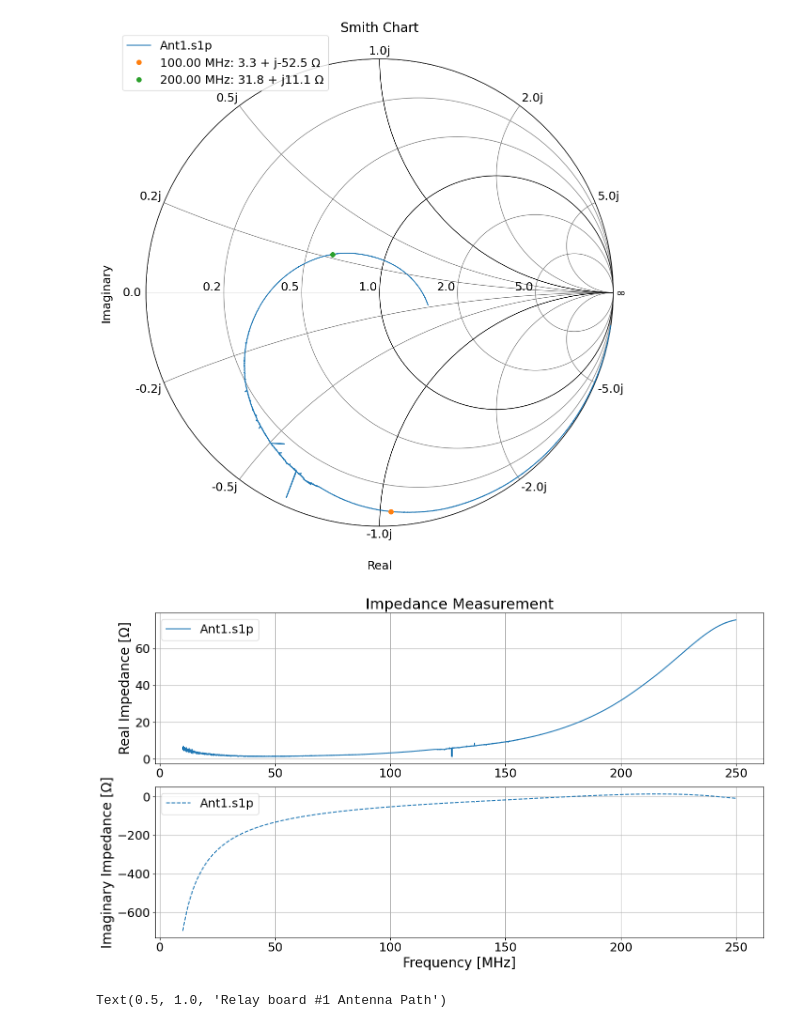
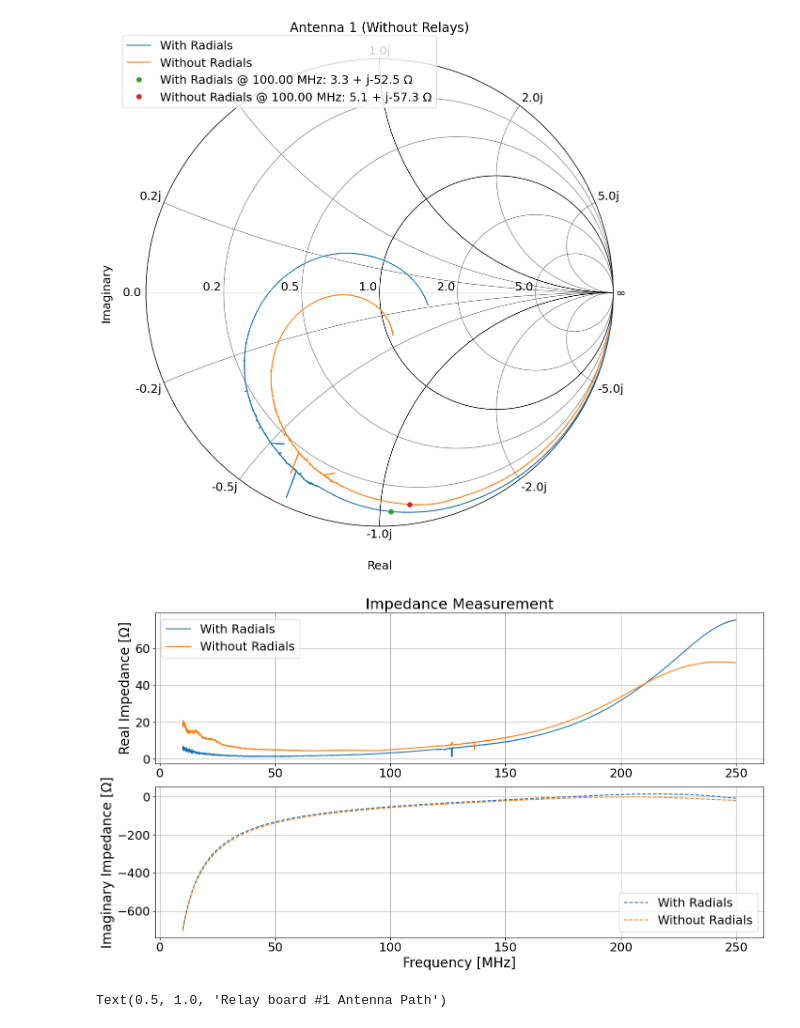
Before and after one commit to alhosani-abdulla/Highz-EXP, a Jupyter notebook: notebooks/sparam_demo.ipynb, the cells around one changed output. Cells and saved outputs as stored; diff of their text form; code cells hidden in the pictures.

```diff
--- a/notebooks/sparam_demo.ipynb
+++ b/notebooks/sparam_demo.ipynb
@@ -23,21 +23,28 @@ def load_and_save_gain(data_dir, plot_dir=None, prefix='LNA'):
         type='s21',
         y_range=(0, 15))
 # %%
-def load_and_save_reflection(data_dir, plot_dir=None):
-    for file in glob.glob(pjoin(data_dir, 'Ant1.s1p')):
-        label = os.path.basename(file)
-        prefix = label.split('.')[0]
-        if plot_dir is not None and not os.path.exists(plot_dir):
-            os.makedirs(plot_dir)
-        s_params = S_Params(file, labels=[label])
-        s_params.plot_smith_chart(save_path=pjoin(plot_dir, prefix + '_smith.png'), marker_freqs=[100e6, 200e6],
-                                  s_type='s11', freq_range=(10, 250))
-        s_params.plot_impedance(save_path=pjoin(plot_dir, prefix + '_impedance.png'), s_type='s11', freq_range=(10, 250))
+def load_and_save_reflection(data_dirs, plot_dir=None, labels=[], title='Smith Chart'):
+    files = []
+    for data_dir in data_dirs:
+        for file in glob.glob(pjoin(data_dir, 'Ant1.s1p')) + glob.glob(pjoin(data_dir, 'Ant1_far.s1p')):
+            files.append(file)
+            prefix = os.path.basename(file).split('.')[0]
+    if plot_dir is not None and not os.path.exists(plot_dir):
+        os.makedirs(plot_dir)
+    s_params = S_Params(files, labels=labels)
+    s_params.plot_smith_chart(title=title,
+        save_path=pjoin(plot_dir, prefix + '_smith.png'), marker_freqs=[100e6],
+        s_type='s11', freq_range=(10, 250))
+    s_params.plot_impedance(save_path=pjoin(plot_dir, prefix + '_impedance.png'), s_type='s11', freq_range=(10, 250))
 # %%
-load_and_save_reflection(pjoin(data_dir, 'woRelays_wRadials'), plot_dir=pjoin(data_dir, 'plots'))
+load_and_save_reflection([pjoin(data_dir, 'woRelays_wRadials'),
+                         pjoin(data_dir, 'woRelays_woRadials')],
+                         plot_dir=pjoin(os.path.expanduser("~/Desktop/High-Z"), 'plots'),
+                         labels=['With Radials', 'Without Radials'],
+                         title='Antenna 1 (Without Relays)')
 # %% [output]
-[figure, old version]
+[figure, new version]
-[figure, old version]
+[figure, new version]
 # %%
 df = pd.read_csv(pjoin(data_dir, 'RFBox1', 'RELAY1_NF_ANT.csv'))
 # %%
```
Also changed, not shown: 2 other files.
